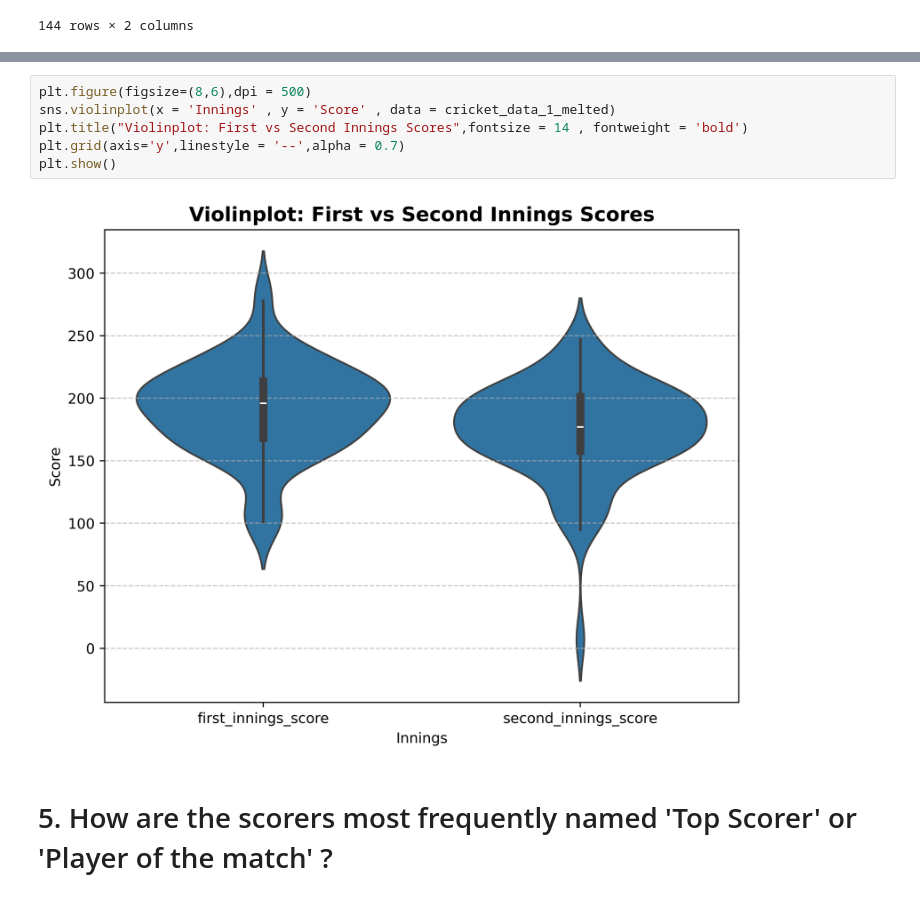
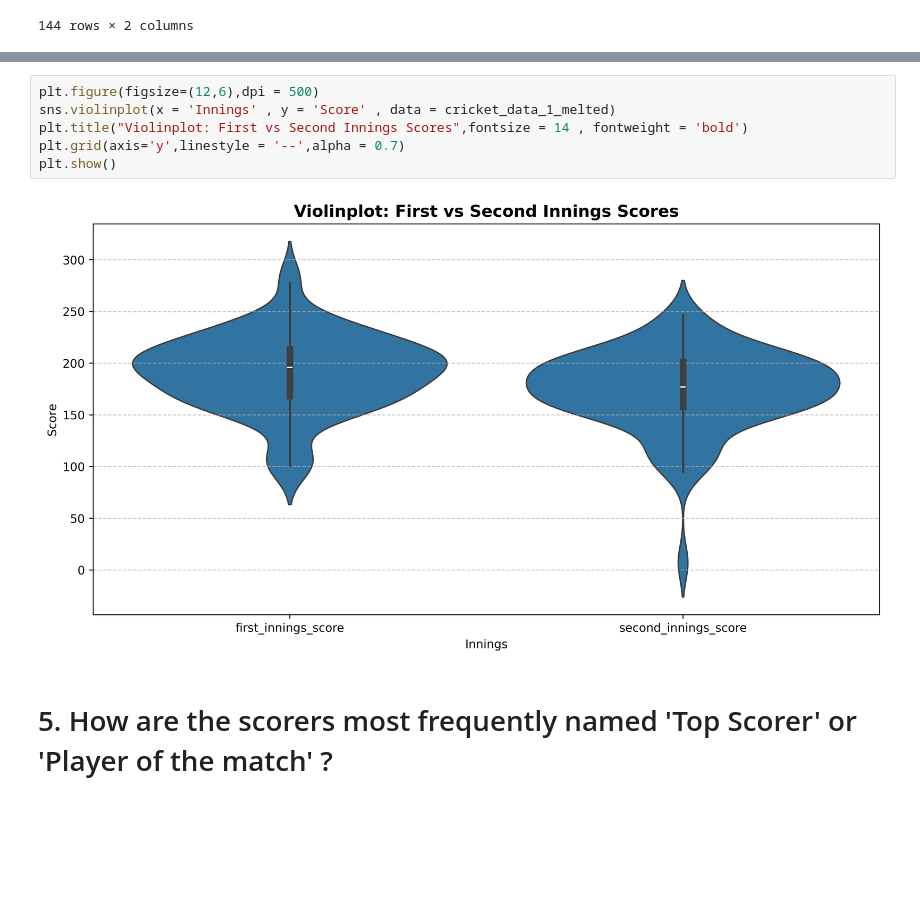
Before and after one commit to R123gh/Data-analytics-project-, a Jupyter notebook: Cricket_dataset.ipynb, the cells around one changed output, grey strips where cells are left out. Drawn from its saved outputs; the diff is of its cells as text; blank space fills up the shorter version.

```diff
--- a/Cricket_dataset.ipynb
+++ b/Cricket_dataset.ipynb
@@ -699,11 +700,11 @@ Passing `palette` without assigning `hue` is deprecated and will be removed in v
 # %%
-plt.figure(figsize=(8,6),dpi = 500)
+plt.figure(figsize=(12,6),dpi = 500)
 sns.violinplot(x = 'Innings' , y = 'Score' , data = cricket_data_1_melted)
 plt.title("Violinplot: First vs Second Innings Scores",fontsize = 14 , fontweight = 'bold')
 plt.grid(axis='y',linestyle = '--',alpha = 0.7)
 plt.show()
 # %% [output]
-[figure, old version]
+[figure, new version]
 # %% [markdown]
 # 5. How are the scorers most frequently named 'Top Scorer' or 'Player of the match' ?
 # %%
```
Also changed, not shown: parts of 12 cells of this notebook.
